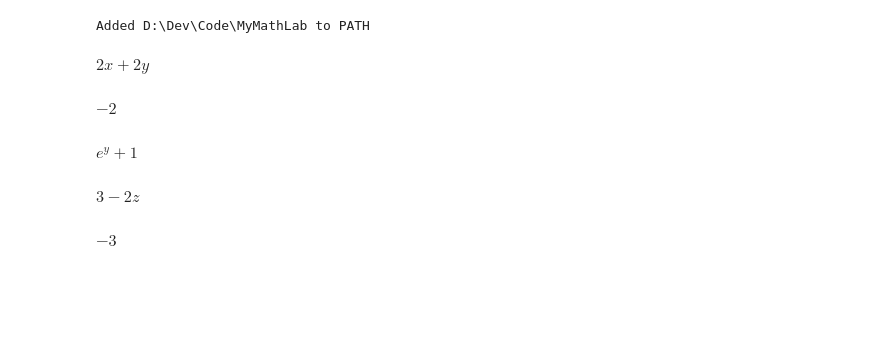
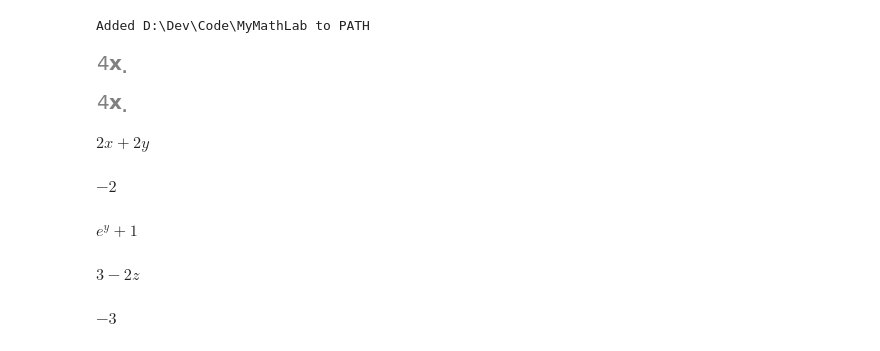
Before and after one commit to jet-c-21/MyMathLab, a Jupyter notebook: MultivarCal/03. Divergence.ipynb, the cells around one changed output. Drawn from its saved outputs; the diff is of its cells as text; code cells hidden in the pictures; blank space fills up the shorter version.

```diff
--- a/MultivarCal/03. Divergence.ipynb
+++ b/MultivarCal/03. Divergence.ipynb
@@ -19,7 +29,16 @@ def reset_symbols():
 # %% [output]
 Added D:\Dev\Code\MyMathLab to PATH
 # %%
-from sympy.vector import divergence
+C = CoordSys3D('.')
+vf = (C.x**2 - C.y**2) * C.i + (2*C.x*C.y) * C.j
+
+del_op = Del()
+del_op.dot(vf).doit()
+
+divergence(vf)
+# %% [output]
+[figure, added]
+[figure, added]
 # %%
 p_comp = x**2
 q_comp = y**2
```
Also changed, not shown: parts of 1 cell of this notebook, 2 other files.
